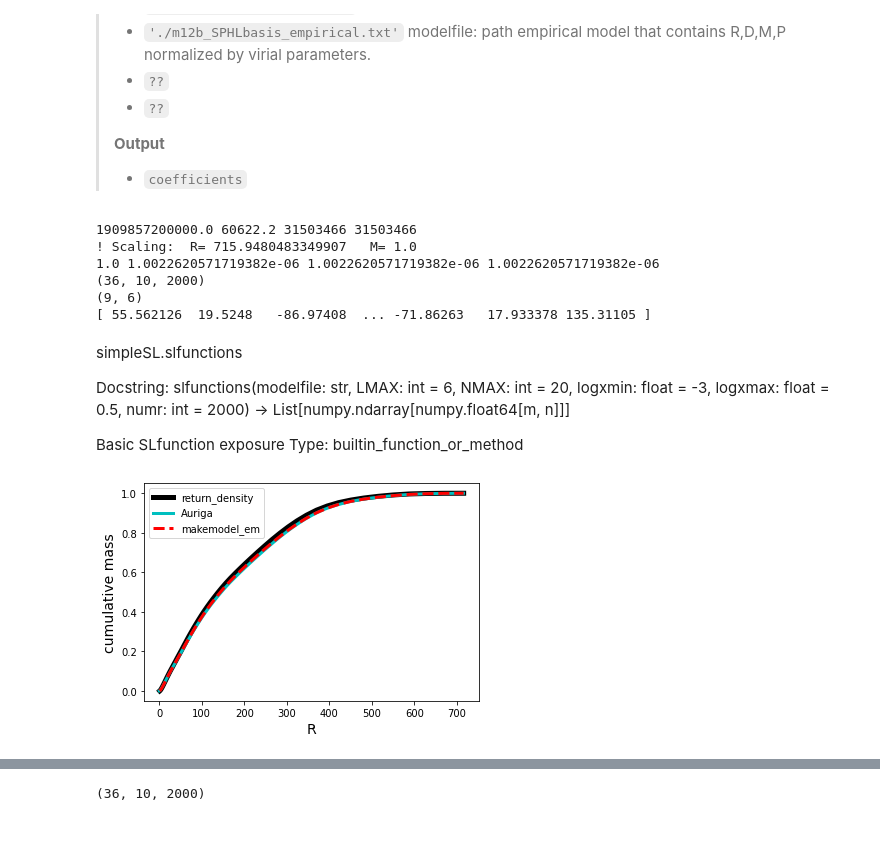
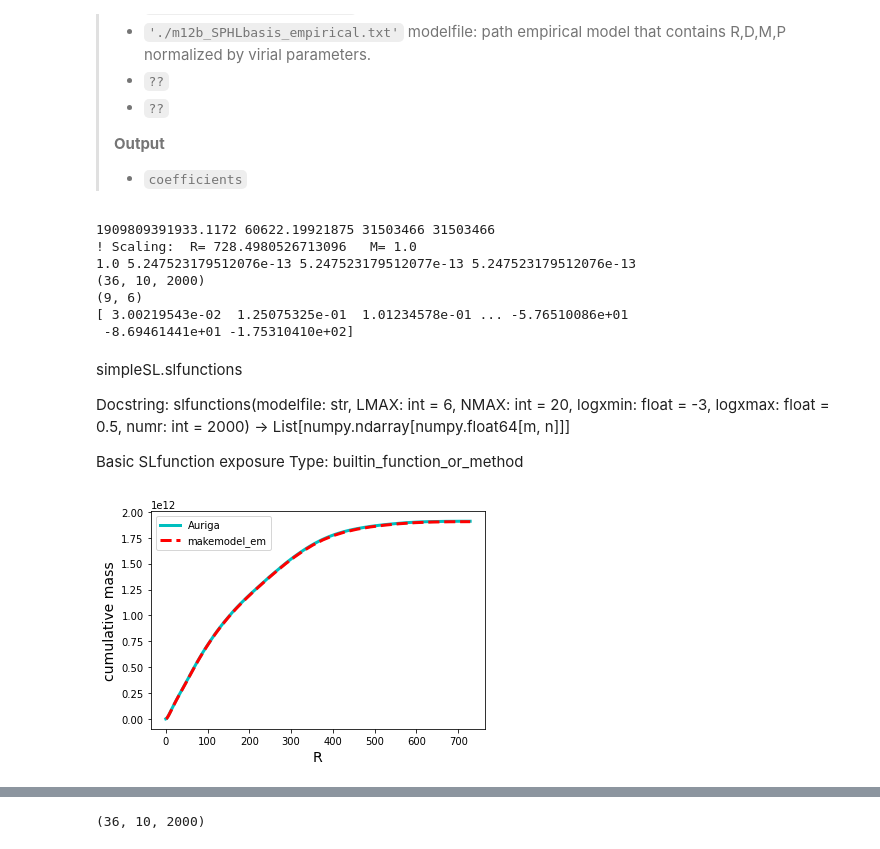
Before and after one commit to jngaravitoc/auriga-exp, a Jupyter notebook: src/TestHalo EXP-Particles.ipynb, the cells around one changed output, grey strips where cells are left out. Drawn from its saved outputs; the diff is of its cells as text; code cells hidden in the pictures.

```diff
--- a/src/TestHalo EXP-Particles.ipynb
+++ b/src/TestHalo EXP-Particles.ipynb
@@ -92,7 +134,7 @@ Data = gal.Rotate()
 Datstars=Data['stars']
 DatDM = Data['dm1']
 
-potdm = DatDM['pot']
+potdm = np.float64(DatDM['pot'])
 # %% [output]
 2088654433553.4023 349.25210558595916 [11792260 31503466        0        0 19107866        1]
 # %% [markdown]
@@ -212,24 +254,25 @@ coefficients = simpleSL.coefsl(mass,pos[:,0],pos[:,1],pos[:,2],'./m12b_SPHLbasis
      </ul>
 </blockquote>
 # %%
-pos = DatDM['pos'] #part_rot[not_in_subs]
-mass = DatDM['mass']  #part['dark']['mass'][not_in_subs]
+pos = np.float64(DatDM['pos']) #part_rot[not_in_subs]
+mass = np.float64(DatDM['mass'] )#np.ones_like(pos[:,0])# #part['dark']['mass'][not_in_subs]acce
+#acce = np.float64(DatDM['acce'] )
 print(np.sum(mass), mass[0], len(pos), len(mass))
 M_tot = np.sum(mass)
 
 #selecting 1million random particles
-ind = np.arange(0,len(mass),1,dtype=int)
-sel = np.random.choice(ind, 1000000, replace=False).astype(int)
-pos,mass = pos[sel],mass[sel]
-potdm=potdm[sel]
+#ind = np.arange(0,len(mass),1,dtype=int)
+#sel = np.random.choice(ind, 1000000, replace=False).astype(int)
+#pos,mass = pos[sel],mass[sel]
+#potdm=potdm[sel]
 
-Mfac = M_tot/np.sum(mass)
-mass = mass*Mfac
+#Mfac = M_tot/np.sum(mass)
+#mass = mass*Mfac
 
 rr = np.sqrt(pos[:,0]**2 + pos[:,1]**2 + pos[:,2]**2)
 rrmax=np.nanmax(np.log10(rr))
-rbins,dreturn = return_density(np.log10(rr), 1., rangevals=[0., rrmax],bins=100)
-R,D,M,P = makemodel_empirical(rbins, dreturn,pfile='m12b_SPHLbasis_empirical.txt')
+rbins,dreturn = return_density(np.log10(rr), massdm, rangevals=[0., rrmax],bins=100)
+R,D,M,P = makemodel_empirical_(rbins, dreturn,pfile='m12b_SPHLbasis_empirical.txt', return_val=True)
 '''
 R           : (array of floats) the radius values
 D           : (array of floats) the density
@@ -245,12 +288,13 @@ print(np.shape(ebf))
 print(np.shape(coefficients))
 print(pos[:,0])
 # %% [output]
-1909857200000.0 60622.2 31503466 31503466
-! Scaling:  R= 715.9480483349907   M= 1.0
-1.0 1.0022620571719382e-06 1.0022620571719382e-06 1.0022620571719382e-06
+1909809391933.1172 60622.19921875 31503466 31503466
+! Scaling:  R= 728.4980526713096   M= 1.0
+1.0 5.247523179512076e-13 5.247523179512077e-13 5.247523179512076e-13
 (36, 10, 2000)
 (9, 6)
-[ 55.562126  19.5248   -86.97408  ... -71.86263   17.933378 135.31105 ]
+[ 3.00219543e-02  1.25075325e-01  1.01234578e-01 ... -5.76510086e+01
+ -8.69461441e+01 -1.75310410e+02]
 # %% [markdown]
 simpleSL.slfunctions
 
@@ -262,26 +306,28 @@ Type:      builtin_function_or_method
 # %%
 #pos,mass
 #Ordeno datos de Auriga
+massdm=mass.max()
 rbord = np.argsort(rr)
 rb,mb,pwau = rr[rbord],mass[rbord],potdm[rbord]
+posb = pos[rbord]
 ran = (rb<=rbins[-1])
 rb,mb,pwau = rb[ran],mb[ran],pwau[ran] #Datos directamente de Auriga
 mbacc = np.cumsum(mb)
 #########################################################
 #datos de return_density
 dm = (4/3)*np.pi*dreturn*rbins**3
 dm2 = 2*np.pi*(rbins**2)*dreturn*(rbins[1]-rbins[0])
 Macc = np.cumsum(dm)
 
 
 rmax = np.nanmax(rbins)
 plt.subplot(111)
-plt.plot(rbins,Macc/Macc[-1],color='k',label='return_density',lw=5)
-plt.plot(rb,mbacc/mbacc[-1],color='c',label='Auriga',lw=3,ls='-')
+#plt.plot(rbins,Macc,color='k',label='return_density',lw=5)#/Macc[-1]
+plt.plot(rb,mbacc,color='c',label='Auriga',lw=3,ls='-')#/mbacc[-1]
 plt.plot(R, M,c='r',ls='--', label='makemodel_em',lw=3)
 plt.legend()
 plt.ylabel('cumulative mass',fontsize=14)
 plt.xlabel('R',fontsize=14)
 plt.savefig('plots/CumMassMakemodel_em.pdf')
 # %% [output]
-[figure, old version]
+[figure, new version]
```
Also changed, not shown: parts of 16 cells of this notebook, 12 other files.
